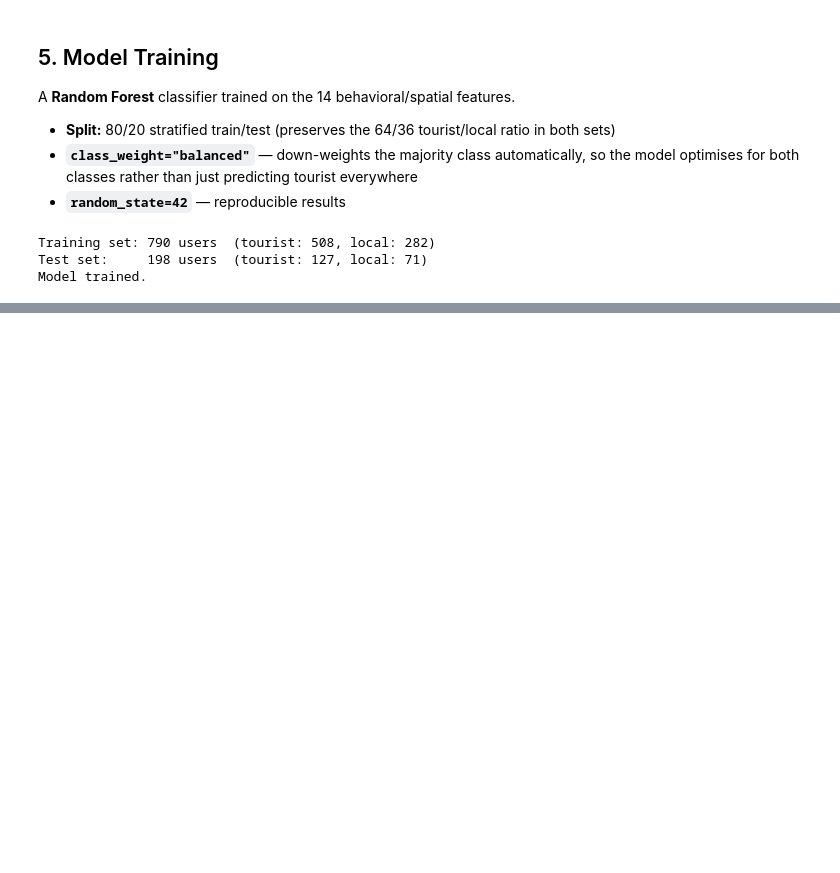
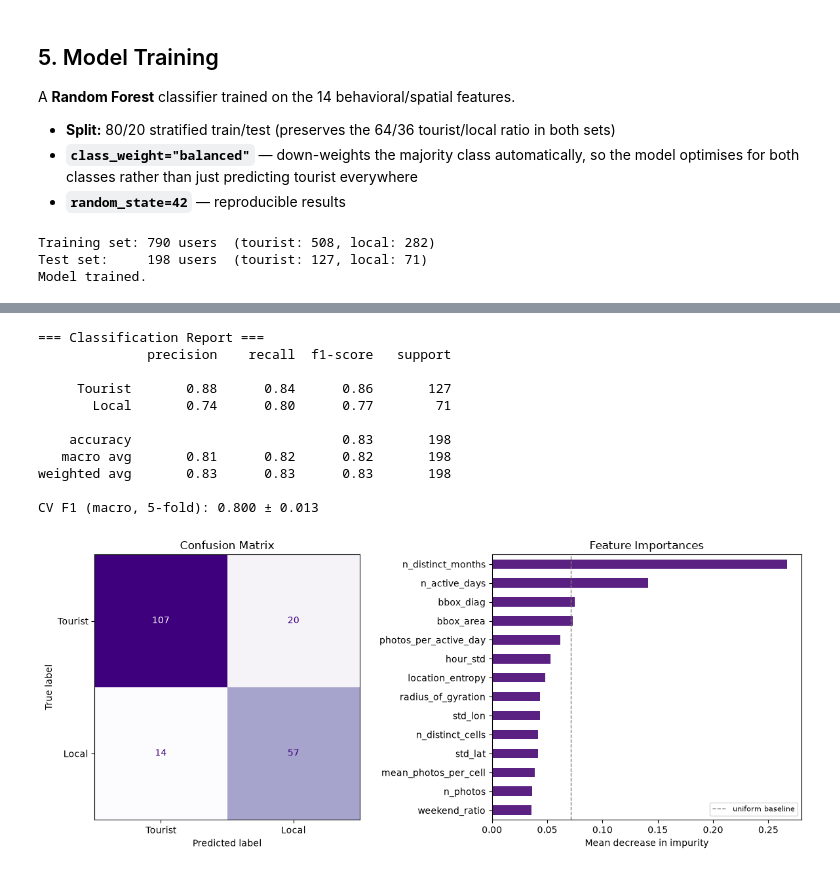
Before and after one commit to Ronenii/city-explorer, a Jupyter notebook: city_explorer.ipynb, the cells around one changed output, grey strips where cells are left out. Drawn from its saved outputs; the diff is of its cells as text; code cells hidden in the pictures; blank space fills up the shorter version.

```diff
--- a/city_explorer.ipynb
+++ b/city_explorer.ipynb
@@ -346,0 +356,48 @@ Model trained.
+# %%
+from sklearn.metrics import (
+    classification_report, confusion_matrix, ConfusionMatrixDisplay,
+)
+from sklearn.model_selection import cross_val_score
+
+y_pred = rf.predict(X_test)
+
+# --- Text metrics ---------------------------------------------------
+print("=== Classification Report ===")
+print(classification_report(y_test, y_pred, target_names=["Tourist", "Local"]))
+
+cv_f1 = cross_val_score(rf, X, y, cv=5, scoring="f1_macro")
+print(f"CV F1 (macro, 5-fold): {cv_f1.mean():.3f} ± {cv_f1.std():.3f}")
+
+# --- Plots ----------------------------------------------------------
+fig, axes = plt.subplots(1, 2, figsize=(12, 5))
+
+# (a) Confusion matrix
+ConfusionMatrixDisplay(
+    confusion_matrix(y_test, y_pred),
+    display_labels=["Tourist", "Local"],
+).plot(ax=axes[0], colorbar=False, cmap="Purples")
+axes[0].set_title("Confusion Matrix")
+
+# (b) Feature importances
+importances = pd.Series(rf.feature_importances_, index=FEATURE_COLS).sort_values()
+importances.plot(kind="barh", ax=axes[1], color="#5b2182")
+axes[1].set(title="Feature Importances", xlabel="Mean decrease in impurity")
+axes[1].axvline(1 / len(FEATURE_COLS), color="gray", linestyle="--", lw=1,
+                label="uniform baseline")
+axes[1].legend(fontsize=8)
+
+plt.tight_layout()
+plt.show()
+# %% [output]
+=== Classification Report ===
+              precision    recall  f1-score   support
+
+     Tourist       0.88      0.84      0.86       127
+       Local       0.74      0.80      0.77        71
+
+    accuracy                           0.83       198
+   macro avg       0.81      0.82      0.82       198
+weighted avg       0.83      0.83      0.83       198
+
+CV F1 (macro, 5-fold): 0.800 ± 0.013
+[figure, added]
```
Also changed, not shown: parts of 1 cell of this notebook, 1 other file.
